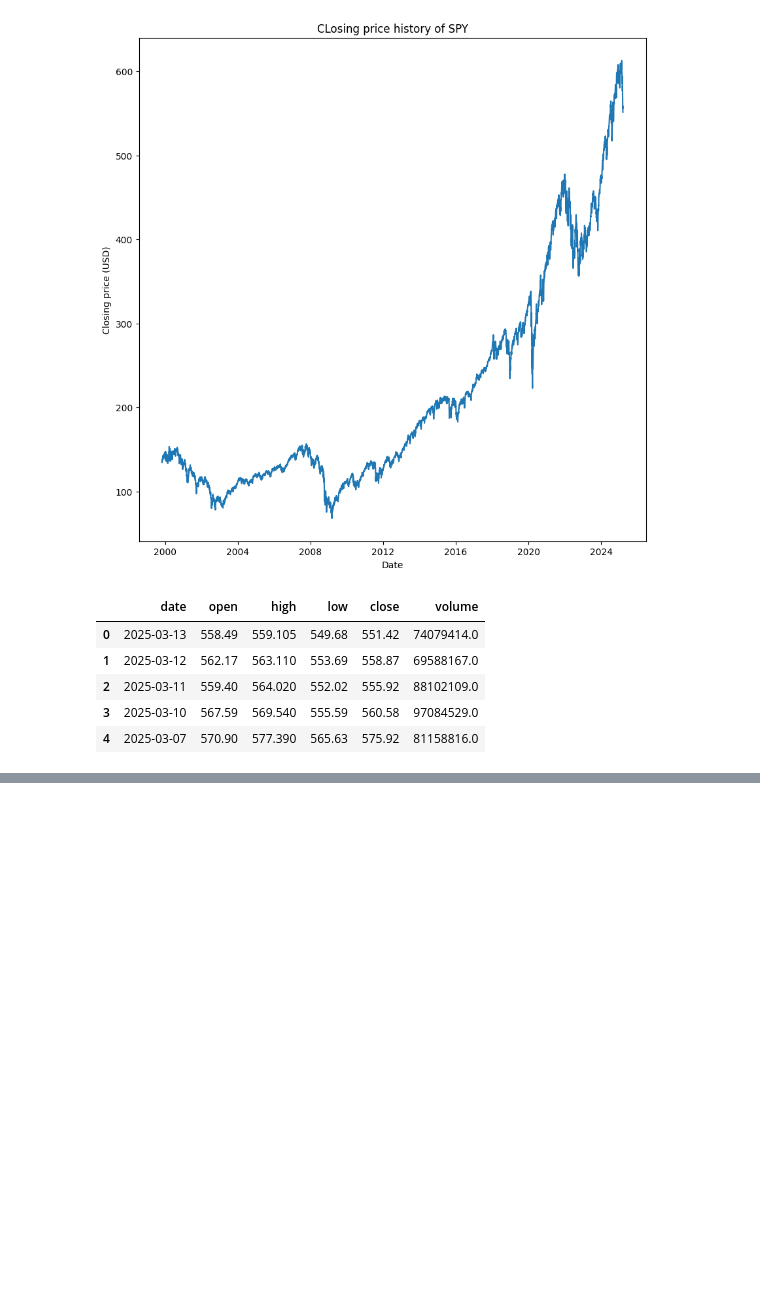
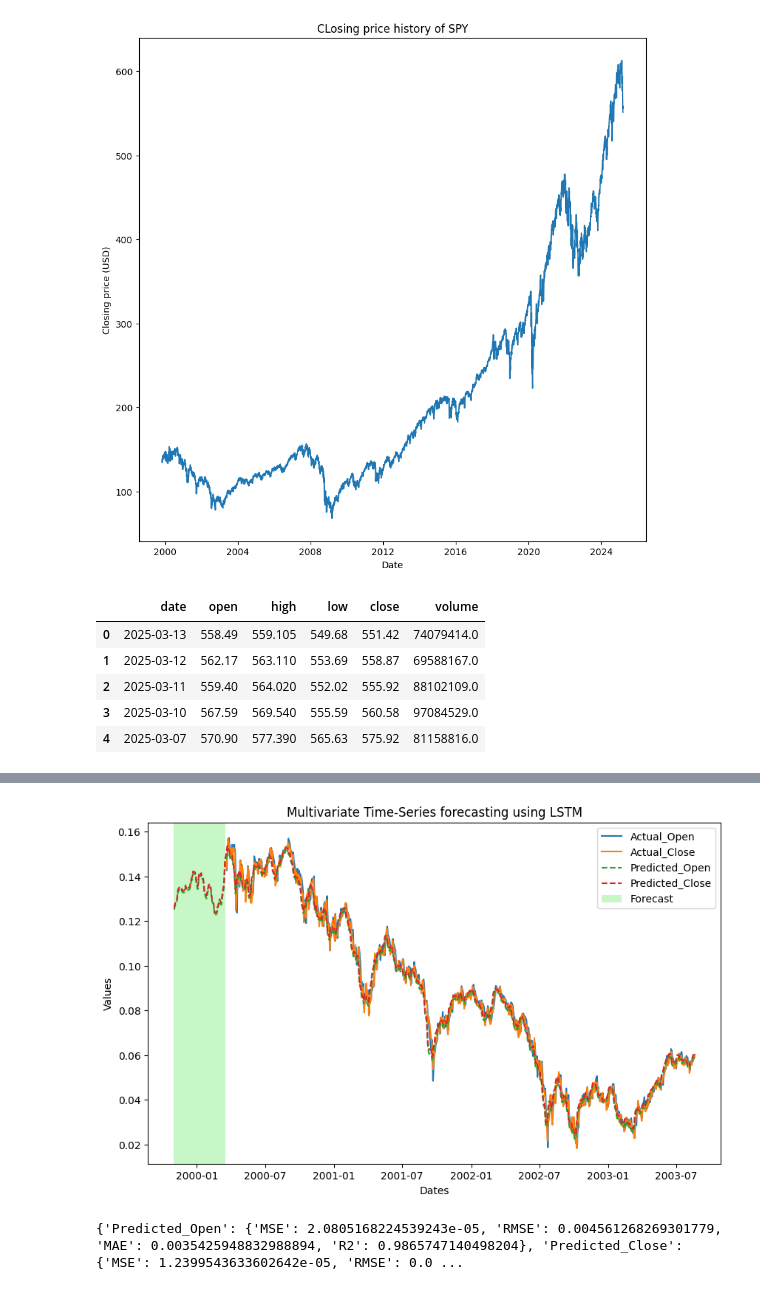
Before and after one commit to bytesbyt/ds_stock_market, a Jupyter notebook: stock_market_LSTM.ipynb, the cells around one changed output, grey strips where cells are left out. Saved outputs shown, nothing was run; the diff lists cells and outputs as text; code cells hidden in the pictures; blank space fills up the shorter version.

Commit message:
Evaluate LSTM model

```diff
--- a/stock_market_LSTM.ipynb
+++ b/stock_market_LSTM.ipynb
@@ -281,3 +283,15 @@ X_train = xVal[:int(SPLIT * len(xVal))]
 y_train = yVal[:int(SPLIT * len(yVal))]
 X_test = xVal[int(SPLIT * len(xVal)):]
 y_test = yVal[int(SPLIT * len(yVal)):]
+# %%
+
+# Define the model
+multivariate_lstm = Sequential([
+    LSTM(50, activation='relu', input_shape=(X_train.shape[1], X_train.shape[2])),
+    Dense(2)
+])
+
+# Compile the model
+multivariate_lstm.compile(optimizer='adam', loss='mse')
+# %%
+history = multivariate_lstm.fit(X_train, y_train, epochs=20, verbose=1)
@@ -283,0 +332,38 @@ y_test = yVal[int(SPLIT * len(yVal)):]
+# %%
+# Reload the data with the date index
+
+df['date'] = pd.to_datetime(df['date'])
+df.set_index('date', inplace=True)
+
+# Forecast Plot with Dates on X-axis
+predicted_values = multivariate_lstm.predict(X_test)
+
+d = {
+    'Predicted_Open': predicted_values[:, 0],
+    'Predicted_Close': predicted_values[:, 1],
+    'Actual_Open': y_test[:, 0],
+    'Actual_Close': y_test[:, 1],
+}
+
+d = pd.DataFrame(d)
+d.index = df.index[-len(y_test):]  # Assigning the correct date index
+
+fig, ax = plt.subplots(figsize=(10, 6))
+#  highlight the  forecast
+highlight_start = int(len(d) * 0.9)
+highlight_end = len(d) - 1  # Adjusted to stay within bounds
+# Plot the actual values
+plt.plot(d[['Actual_Open', 'Actual_Close']][:highlight_start], label=['Actual_Open', 'Actual_Close'])
+
+# Plot predicted values with a dashed line
+plt.plot(d[['Predicted_Open', 'Predicted_Close']], label=['Predicted_Open', 'Predicted_Close'], linestyle='--')
+
+# Highlight the forecasted portion with a different color
+plt.axvspan(d.index[highlight_start], d.index[highlight_end], facecolor='lightgreen', alpha=0.5, label='Forecast')
+
+plt.title('Multivariate Time-Series forecasting using LSTM')
+plt.xlabel('Dates')
+plt.ylabel('Values')
+ax.legend()
+plt.show()
+# %% [output]
@@ -283,0 +371,22 @@ y_test = yVal[int(SPLIT * len(yVal)):]
+[figure, added]
+# %%
+
+
+# Model Evaluation Function
+def eval(model):
+    return {
+        'MSE': sklearn.metrics.mean_squared_error(d[f'Actual_{model.split("_")[1]}'].to_numpy(), d[model].to_numpy()),
+        'RMSE': sklearn.metrics.root_mean_squared_error(d[f'Actual_{model.split("_")[1]}'].to_numpy(), d[model].to_numpy()),
+        'MAE': sklearn.metrics.mean_absolute_error(d[f'Actual_{model.split("_")[1]}'].to_numpy(), d[model].to_numpy()),
+        'R2': sklearn.metrics.r2_score(d[f'Actual_{model.split("_")[1]}'].to_numpy(), d[model].to_numpy())
+    }
+
+# Dictionary to Store Results
+result = {}
+
+for item in ['Predicted_Open', 'Predicted_Close']:
+    result[item] = eval(item)
+
+print(result)
+# %% [output]
+{'Predicted_Open': {'MSE': 2.0805168224539243e-05, 'RMSE': 0.004561268269301779, 'MAE': 0.0035425948832988894, 'R2': 0.9865747140498204}, 'Predicted_Close': {'MSE': 1.2399543633602642e-05, 'RMSE': 0.0 ...
```
Also changed, not shown: parts of 5 cells of this notebook.
